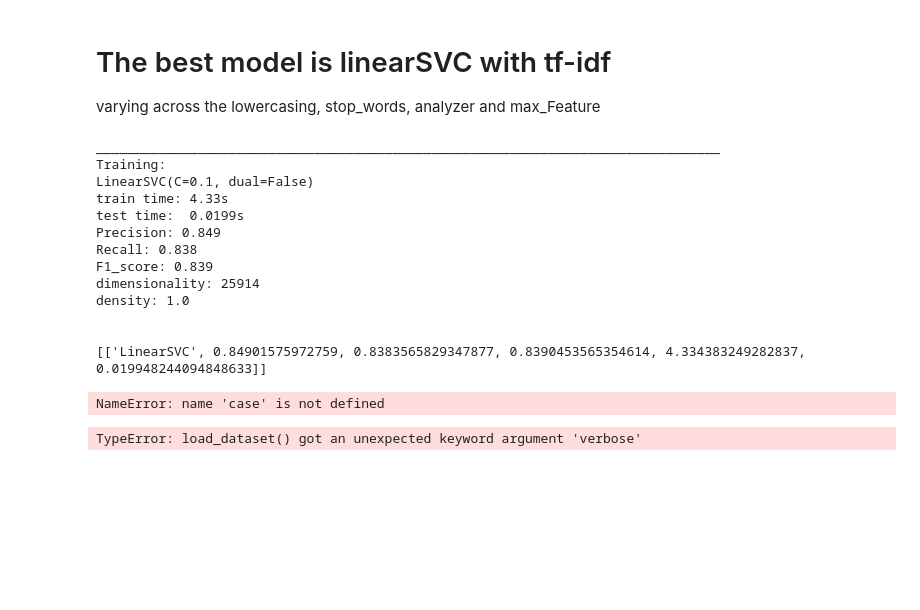
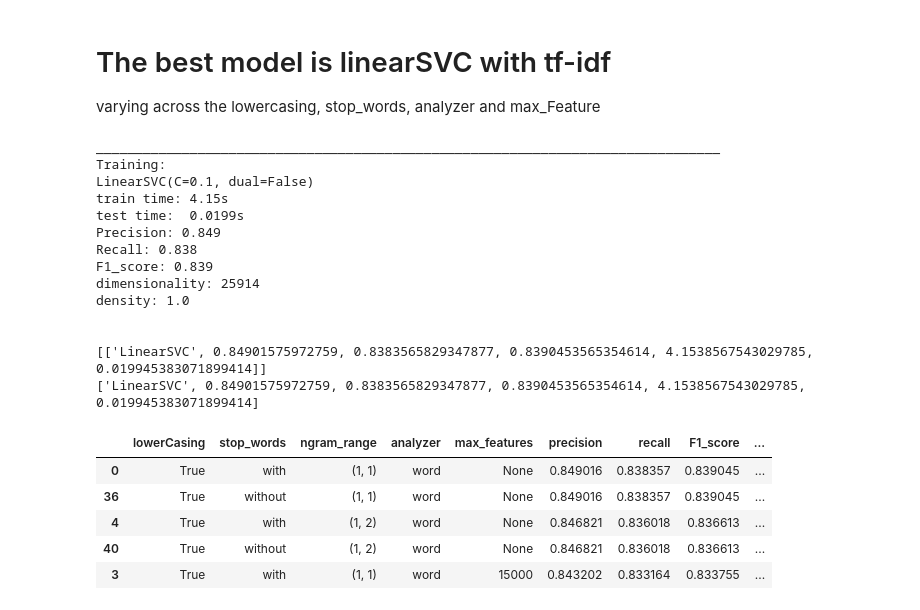
Before and after one commit to Yufanggg/Text_Mining, a Jupyter notebook: text_categorization.ipynb, the cells around one changed output. Saved outputs shown, nothing was run; the diff lists cells and outputs as text; code cells hidden in the pictures; blank space fills up the shorter version.

Commit message:
new version of text mining

```diff
--- a/text_categorization.ipynb
+++ b/text_categorization.ipynb
@@ -489,2 +384,0 @@ The dataset is imbalanced.
-# %%
-Result = TextClassifier3.result_unbalanced_y()
@@ -542,7 +438,10 @@ from sklearn.model_selection import GridSearchCV
 from sklearn.tree import DecisionTreeClassifier
 from sklearn.model_selection import train_test_split
 
-Grid_Results = pd.DataFrame(columns=['lowerCasing', 'stop_words', "ngram_range", "analyzer", "max_features", "clf_descr", "precision", "recall", "F1_score", "train_time", "test_time"])
+Grid_Results = pd.DataFrame(columns=["lowerCasing","stop_words", "ngram_range",
+                                                "analyzer", "max_features", "clf_descr", "precision", "recall",
+                                                "F1_score", "train_time", "test_time"
+])
 
 # Parameter grid
 lowercase_options = [True, False]
@@ -558,10 +457,12 @@ for lowcase in lowercase_options:
                 for max_features in max_features_options:
                     TextClassifier_grid = text_categorization(lowercasing=lowcase, stop_words=stop_words, analyzer=analyzer, ngram_range=ngram_range, max_feature=max_features)
                     X_train, X_test, y_train, y_test, feature_names, target_names = TextClassifier_grid.load_dataset()
-                    Result = TextClassifier_grid.result_unbalanced_y(clf_only="Linear SVC")
-                    new_row = pd.DataFrame({"lowerCasing": [lowcase], "stop_words": [stop_words], "ngram_range":[ngram_range.index(ngram_range)],
-                                                "analyzer": [analyzer], "max_features": [max_features], "clf_descr": Result[0], "precision":Result[1], "recall":Result[2],
-                                                "F1_score":Result[3], "train_time":Result[4], "test_time":Result[5]})
+                    Result = TextClassifier_grid.result_unbalanced_y(clf_only="Linear SVC")[0]
+                    print(Result)
+                    clf_name, precision, recall, F1_score, train_time, test_time = Result[0], Result[1], Result[2], Result[3], Result[4], Result[5]
+                    new_row = pd.DataFrame({"lowerCasing": [lowcase], "stop_words": [stop_words], "ngram_range":[ngram_range],
+                                                "analyzer": [analyzer], "max_features": [max_features], "clf_descr": [clf_name], "precision": [precision], "recall": [recall],
+                                                "F1_score": [F1_score], "train_time": [train_time], "test_time": [test_time]})
 
                     Grid_Results = pd.concat([Grid_Results, new_row], ignore_index=True)
 
@@ -572,7 +473,7 @@ Grid_Results.head()
 ________________________________________________________________________________
 Training:
 LinearSVC(C=0.1, dual=False)
-train time: 4.33s
+train time: 4.15s
 test time:  0.0199s
 Precision: 0.849
 Recall: 0.838
@@ -581,28 +482,5 @@ dimensionality: 25914
 density: 1.0
 
 
-[['LinearSVC', 0.84901575972759, 0.8383565829347877, 0.8390453565354614, 4.334383249282837, 0.019948244094848633]]
+[['LinearSVC', 0.84901575972759, 0.8383565829347877, 0.8390453565354614, 4.1538567543029785, 0.019945383071899414]]
+['LinearSVC', 0.84901575972759, 0.8383565829347877, 0.8390453565354614, 4.1538567543029785, 0.019945383071899414]
-NameError: name 'case' is not defined
-# %%
-import pandas as pd
-Result = pd.DataFrame(columns=['feature_type', 'lowerCasing', 'stop_words', "ngram_range", "analyzer", "max_features", "classifier_Name", "classifier_Metric", "score"])
-for feat in feature_type:
-    for case in lowerCasing:
-        for stop in stop_words:
-            for ngram in ngram_range:
-                for ana in analyzer:
-                    for max in max_features:
-                        X_train, X_test, y_train, y_test, feature_names, target_names = load_dataset(verbose=False, remove=(), features = feat, Lowercasing = case, Stop_words = stop, Analyzer = ana, Max_feature = max, Ngram_range = ngram)
-                        print(f"feature: {feat}, LowerCasing: {case}, stop_words: {stop}, ngram_range:{ngram}, analyzer:{ana}, max_feature:{max}", "has loaded the data!!!")
-                        for name in classifier_Name:
-                            y_pred = classifier_modelling(classifierName = "MultinomialNB", X_train = X_train, y_train = y_train, X_test = X_test)
-                            print(f"classifier: {name}", "has finished model building!!!")
-                            for metric in classifier_Metric:
-                                score = classifier_evaluation(metric=metric, y_pred=y_pred, y_test=y_test)
-                                print(score)
-                                new_row = pd.DataFrame({"feature_type": [feat], "lowerCasing": [case], "stop_words": [stop], "ngram_range":[ngram_range.index(ngram)],
-                                                "analyzer": [ana], "max_features": [max], "classifier_Name":[name], "classifier_Metric":[metric], "score":[score]})
-
-                                Result = pd.concat([Result, new_row], ignore_index=True)
-# %% [output]
-TypeError: load_dataset() got an unexpected keyword argument 'verbose'
@@ -612,0 +487,9 @@ Result.to_csv("Result.csv", index = False)
+# %%
+Grid_Results.sort_values(by = "F1_score", ascending=False).drop('clf_descr', axis=1).head(5)
+# %% [output]
+|  | lowerCasing | stop_words | ngram_range | analyzer | max_features | precision | recall | F1_score | ... |
+| 0 | True | with | (1, 1) | word | None | 0.849016 | 0.838357 | 0.839045 | ... |
+| 36 | True | without | (1, 1) | word | None | 0.849016 | 0.838357 | 0.839045 | ... |
+| 4 | True | with | (1, 2) | word | None | 0.846821 | 0.836018 | 0.836613 | ... |
+| 40 | True | without | (1, 2) | word | None | 0.846821 | 0.836018 | 0.836613 | ... |
+| 3 | True | with | (1, 1) | word | 15000 | 0.843202 | 0.833164 | 0.833755 | ... |
```
Also changed, not shown: parts of 9 cells of this notebook, 2 other files.
